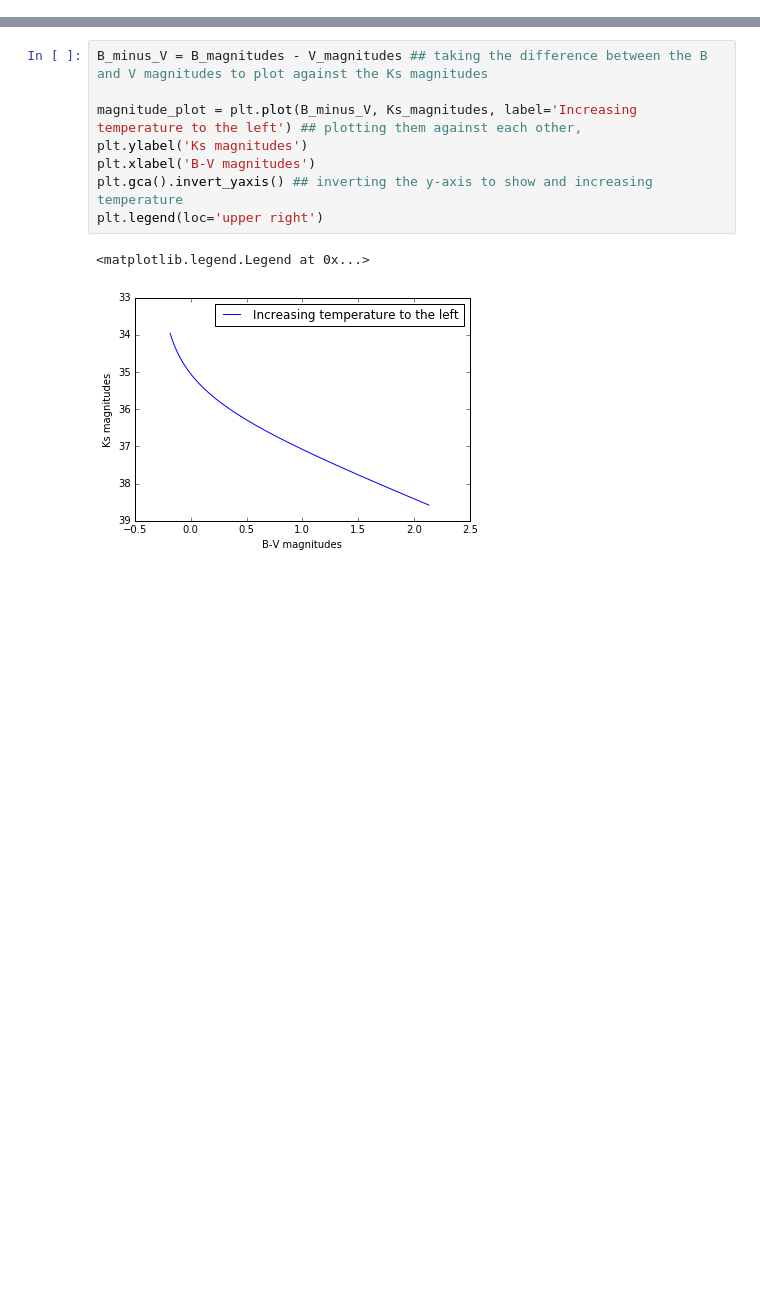
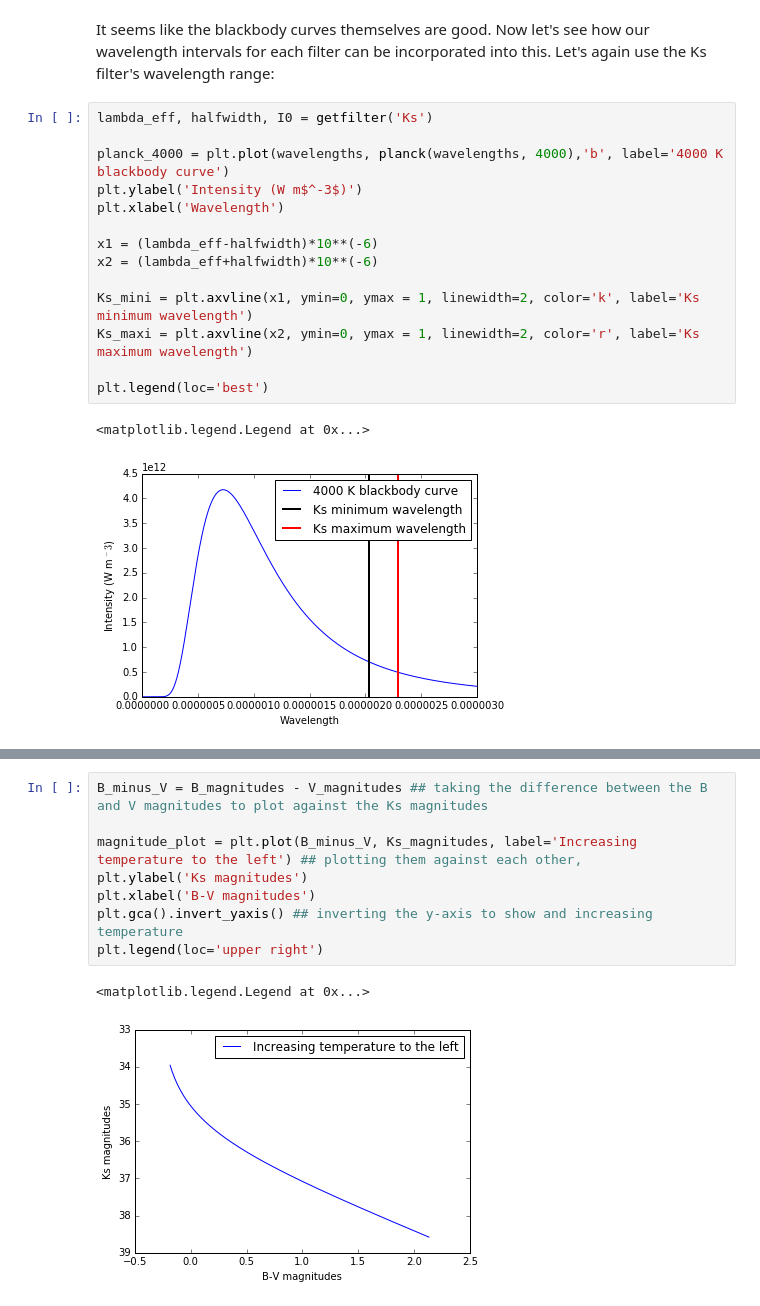
Before and after one commit to eliasog/ResearchFilters, a Jupyter notebook: Research_Filters.ipynb, the cells around one changed output, grey strips where cells are left out. Saved outputs shown, nothing was run; the diff lists cells and outputs as text; blank space fills up the shorter version.

```diff
--- a/Research_Filters.ipynb
+++ b/Research_Filters.ipynb
@@ -80,0 +165,19 @@ temperatures = np.arange(2500, 38000, 100) ## for our "T" value in the function;
+# %% [markdown]
+It seems like the blackbody curves themselves are good. Now let's see how our wavelength intervals for each filter can be incorporated into this. Let's again use the Ks filter's wavelength range:
+# %%
+lambda_eff, halfwidth, I0 = getfilter('Ks')
+
+planck_4000 = plt.plot(wavelengths, planck(wavelengths, 4000),'b', label='4000 K blackbody curve')
+plt.ylabel('Intensity (W m$^-3$)')
+plt.xlabel('Wavelength')
+
+x1 = (lambda_eff-halfwidth)*10**(-6)
+x2 = (lambda_eff+halfwidth)*10**(-6)
+
+Ks_mini = plt.axvline(x1, ymin=0, ymax = 1, linewidth=2, color='k', label='Ks minimum wavelength')
+Ks_maxi = plt.axvline(x2, ymin=0, ymax = 1, linewidth=2, color='r', label='Ks maximum wavelength')
+
+plt.legend(loc='best')
+# %% [output]
+<matplotlib.legend.Legend at 0x...>
+[figure, added]
```
Also changed, not shown: parts of 54 cells of this notebook.
